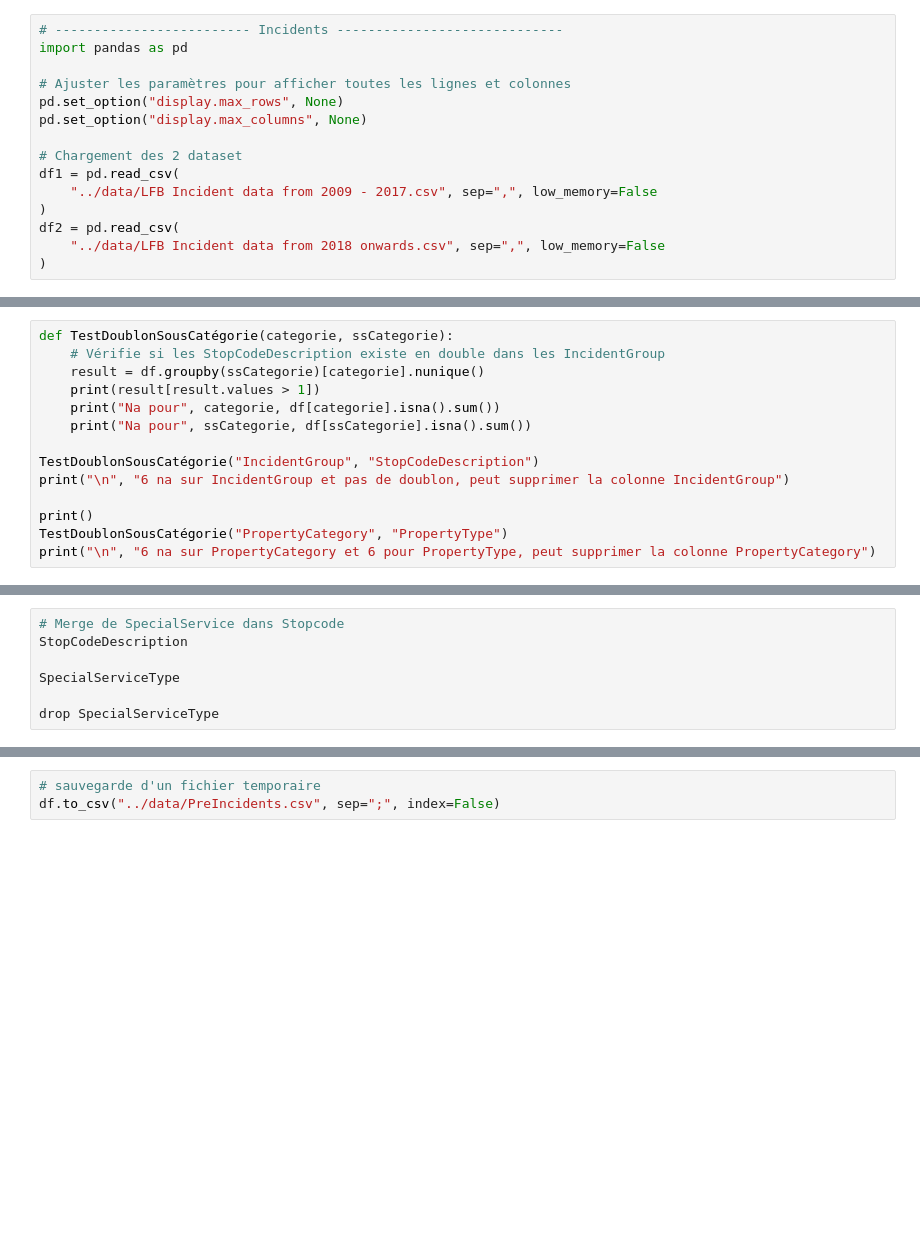
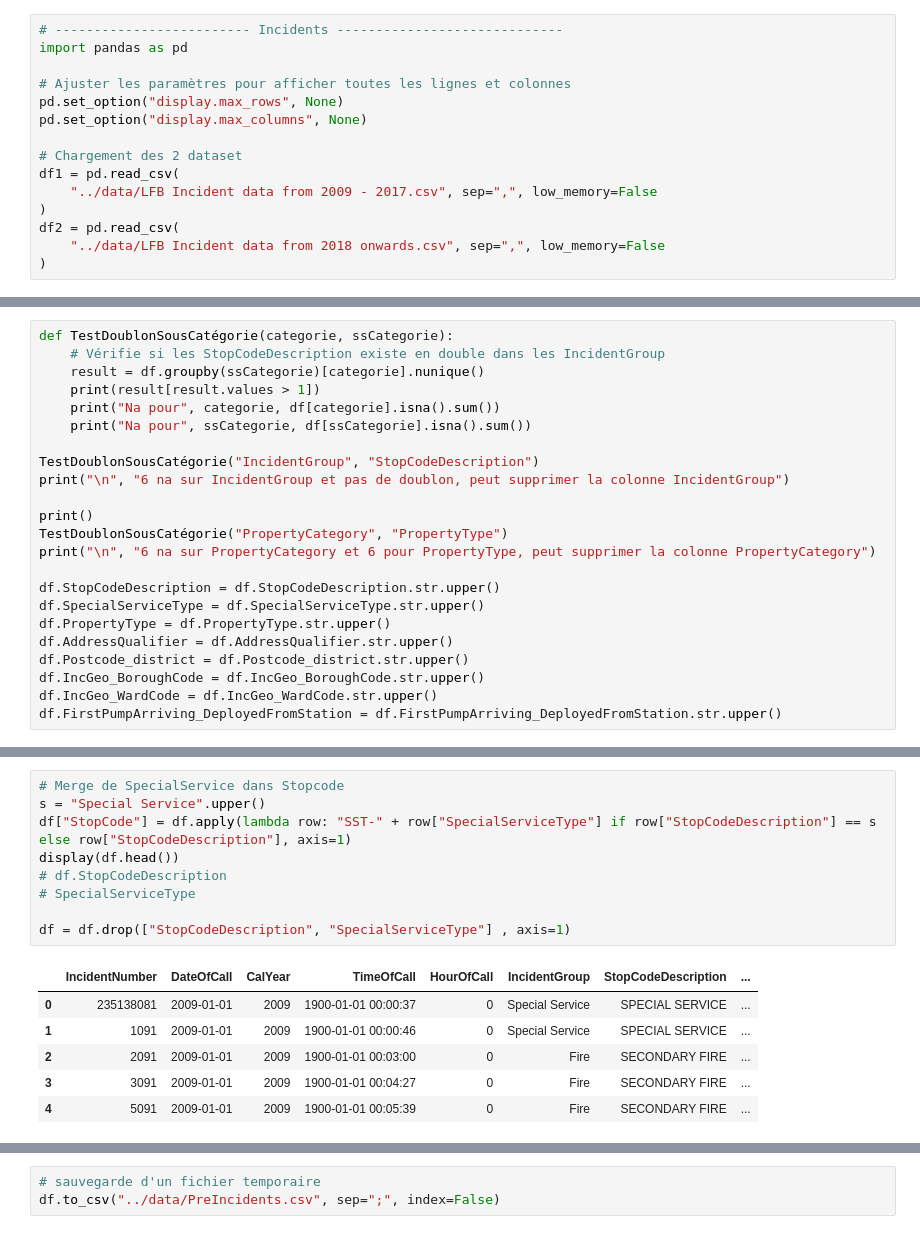
Before and after one commit to ymag-creator/datascientist-project, a Jupyter notebook: notebooks/PreProcessing.ipynb, the cells around one changed output, grey strips where cells are left out. Drawn from its saved outputs; the diff is of its cells as text; blank space fills up the shorter version.

Commit message:
Fusion de StopCodeDescription et SpecialServiceType

```diff
--- a/notebooks/PreProcessing.ipynb
+++ b/notebooks/PreProcessing.ipynb
@@ -48,3 +73,12 @@ print("\n", "6 na sur IncidentGroup et pas de doublon, peut supprimer la colonne
 print()
 TestDoublonSousCatégorie("PropertyCategory", "PropertyType")
 print("\n", "6 na sur PropertyCategory et 6 pour PropertyType, peut supprimer la colonne PropertyCategory")
+
+df.StopCodeDescription = df.StopCodeDescription.str.upper()
+df.SpecialServiceType = df.SpecialServiceType.str.upper()
+df.PropertyType = df.PropertyType.str.upper()
+df.AddressQualifier = df.AddressQualifier.str.upper()
+df.Postcode_district = df.Postcode_district.str.upper()
+df.IncGeo_BoroughCode = df.IncGeo_BoroughCode.str.upper()
+df.IncGeo_WardCode = df.IncGeo_WardCode.str.upper()
+df.FirstPumpArriving_DeployedFromStation = df.FirstPumpArriving_DeployedFromStation.str.upper()
@@ -51,10 +97,19 @@ print("\n", "6 na sur PropertyCategory et 6 pour PropertyType, peut supprimer la
-# %%
-# Merge de SpecialService dans Stopcode
-StopCodeDescription
-
-SpecialServiceType
-
-drop SpecialServiceType
+# %%
+# Merge de SpecialService dans Stopcode
+s = "Special Service".upper()
+df["StopCode"] = df.apply(lambda row: "SST-" + row["SpecialServiceType"] if row["StopCodeDescription"] == s else row["StopCodeDescription"], axis=1)
+display(df.head())
+# df.StopCodeDescription
+# SpecialServiceType
+
+df = df.drop(["StopCodeDescription", "SpecialServiceType"] , axis=1)
+# %% [output]
+|  | IncidentNumber | DateOfCall | CalYear | TimeOfCall | HourOfCall | IncidentGroup | StopCodeDescription | ... |
+| 0 | 235138081 | 2009-01-01 | 2009 | 1900-01-01 00:00:37 | 0 | Special Service | SPECIAL SERVICE | ... |
+| 1 | 1091 | 2009-01-01 | 2009 | 1900-01-01 00:00:46 | 0 | Special Service | SPECIAL SERVICE | ... |
+| 2 | 2091 | 2009-01-01 | 2009 | 1900-01-01 00:03:00 | 0 | Fire | SECONDARY FIRE | ... |
+| 3 | 3091 | 2009-01-01 | 2009 | 1900-01-01 00:04:27 | 0 | Fire | SECONDARY FIRE | ... |
+| 4 | 5091 | 2009-01-01 | 2009 | 1900-01-01 00:05:39 | 0 | Fire | SECONDARY FIRE | ... |
 # %%
 # suppression des données inutiles, en doublon métier, ou non présente au moment de la prédiction
 df = df.drop(
```
Also changed, not shown: parts of 12 cells of this notebook.
